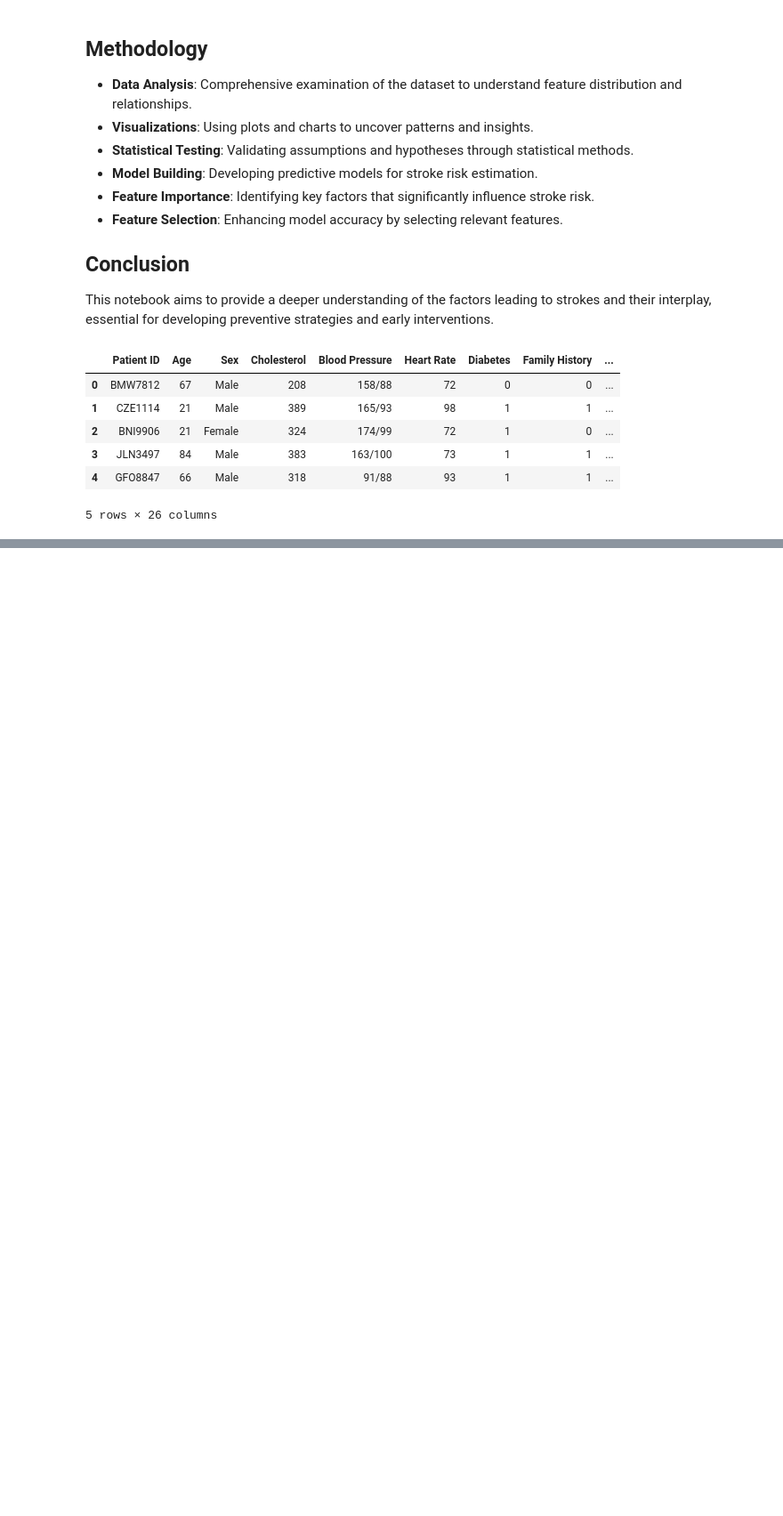
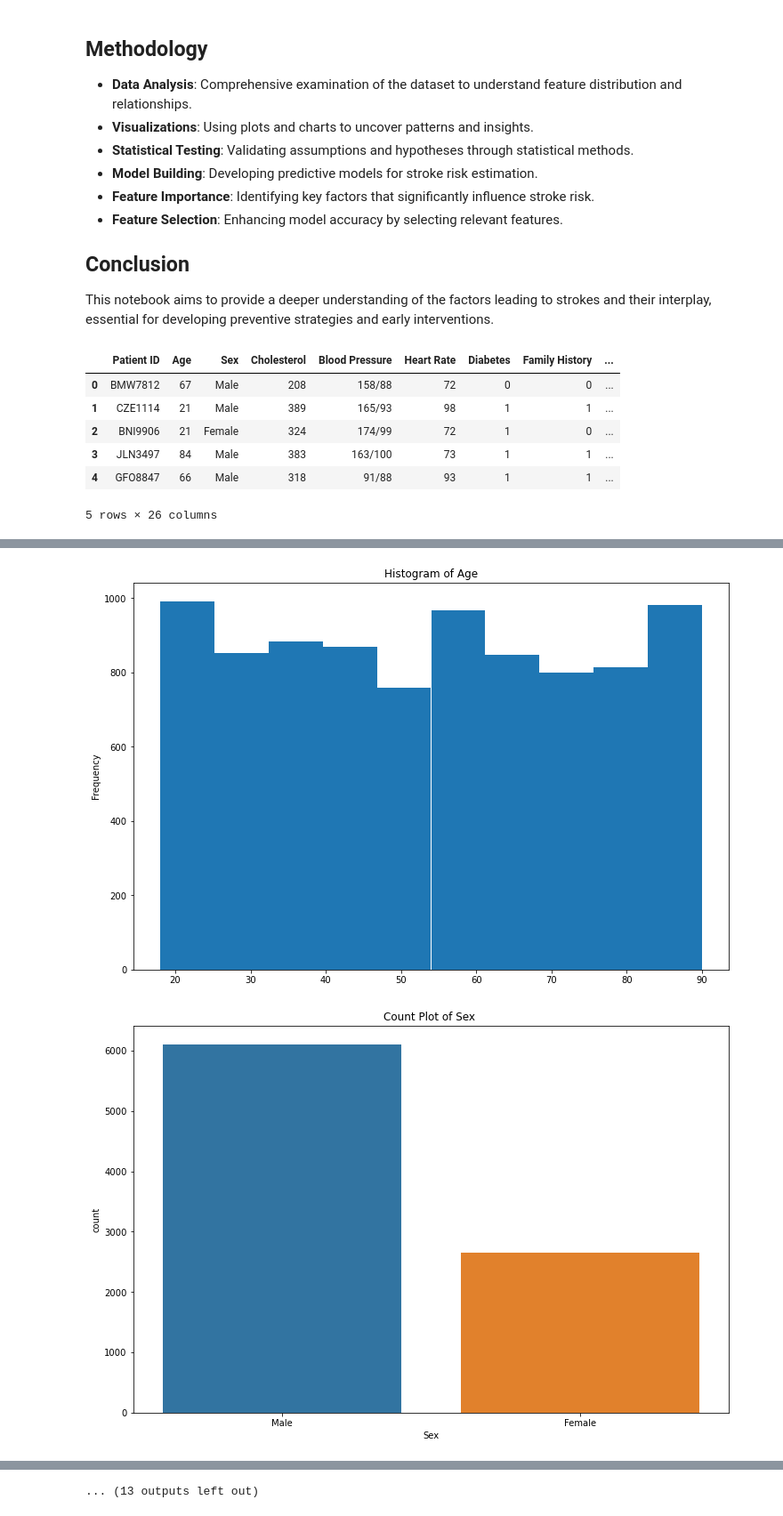
Before and after one commit to MaSOouD69/Capstone-Repo-Bootcamp-Project, a Jupyter notebook: heart_attack_prediction 2.ipynb, the cells around one changed output, grey strips where cells are left out. Shown: that part at 89% size. Saved outputs shown, nothing was run; the diff lists cells and outputs as text; code cells hidden in the pictures; blank space fills up the shorter version.

Commit message:
data set name

```diff
--- a/heart_attack_prediction 2.ipynb
+++ b/heart_attack_prediction 2.ipynb
@@ -110,5 +110,5 @@ from imblearn.over_sampling import SMOTE  # Importing SMOTE for handling imbalan
 
 from sklearn.svm import SVC  # Importing Support Vector Machine classifier
 # %%
-df = pd.read_csv('heart_attack_prediction_dataset.csv')
+df_raw = pd.read_csv('heart_attack_prediction_dataset.csv')
 # %%
@@ -121,4 +121,6 @@ df.head(5)
 | 3 | JLN3497 | 84 | Male | 383 | 163/100 | 73 | 1 | 1 | ... |
 | 4 | GFO8847 | 66 | Male | 318 | 91/88 | 93 | 1 | 1 | ... |
 5 rows × 26 columns
+# %%
+df_raw.drop('Patient ID',axis=1, inplace=True)
 # %%
@@ -156,16 +158,19 @@ df.describe()
 # %%
 
 # Loop through each column
-for i in df:
-    plt.figure()  # Create a new figure for each plot
+for i in df_raw:
+    plt.figure(figsize=(12,8))  # Create a new figure for each plot
 
     # Check if the column is numeric
-    if pd.api.types.is_numeric_dtype(df[i]):
+    if pd.api.types.is_numeric_dtype(df_raw[i]):
         df[i].plot(kind='hist')
         plt.title(f'Histogram of {i}')
     else:
         # For non-numeric data, use a count plot
-        sns.countplot(y=i, data=df)
+        sns.countplot(x=i, data=df_raw)
         plt.title(f'Count Plot of {i} ')
 
     plt.show()  # Display the plot
+# %% [output]
+[figure, added]
+[figure, added]
@@ -171,0 +187 @@ for i in df:
+... (13 outputs left out)
```
Also changed, not shown: parts of 10 cells of this notebook.
